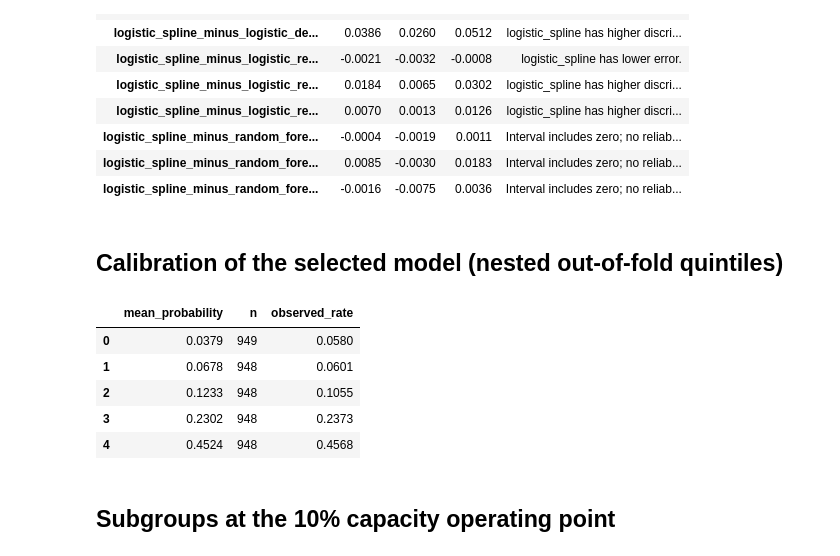
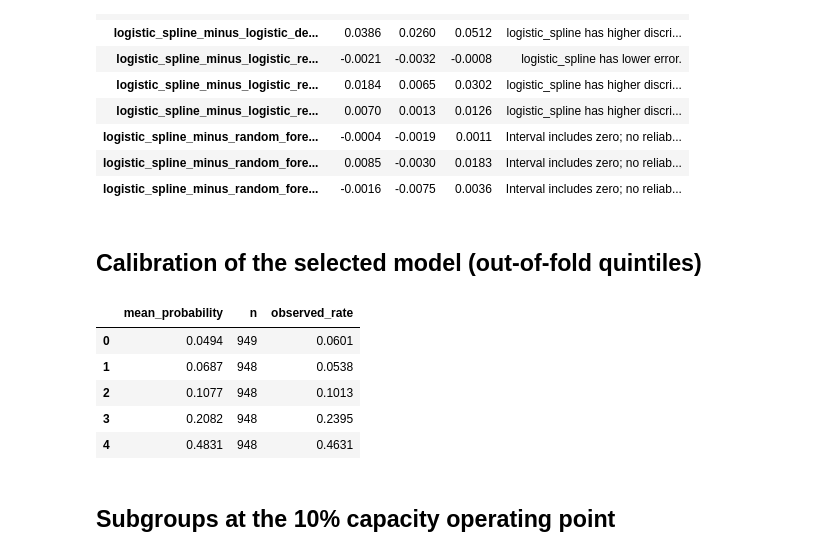
Before and after one commit to cperrone96/ckd-launch-intelligence, a Jupyter notebook: notebooks/02_patient_finding.ipynb, the cells around one changed output. Cells and saved outputs as stored; diff of their text form; code cells hidden in the pictures.

```diff
--- a/notebooks/02_patient_finding.ipynb
+++ b/notebooks/02_patient_finding.ipynb
@@ -135,16 +139,16 @@ pd.DataFrame(
 | logistic_spline_minus_random_fore... | 0.0085 | -0.0030 | 0.0183 | Interval includes zero; no reliab... |
 | logistic_spline_minus_random_fore... | -0.0016 | -0.0075 | 0.0036 | Interval includes zero; no reliab... |
 # %% [markdown]
-## Calibration of the selected model (nested out-of-fold quintiles)
+## Calibration of the selected model (out-of-fold quintiles)
 # %%
-pd.DataFrame(artifact["models"]["nested_selection"]["calibration_bins"])
+pd.DataFrame(artifact["models"][artifact["selected_model"]]["calibration_bins"])
 # %% [output]
 |  | mean_probability | n | observed_rate |
-| 0 | 0.0379 | 949 | 0.0580 |
-| 1 | 0.0678 | 948 | 0.0601 |
-| 2 | 0.1233 | 948 | 0.1055 |
-| 3 | 0.2302 | 948 | 0.2373 |
-| 4 | 0.4524 | 948 | 0.4568 |
+| 0 | 0.0494 | 949 | 0.0601 |
+| 1 | 0.0687 | 948 | 0.0538 |
+| 2 | 0.1077 | 948 | 0.1013 |
+| 3 | 0.2082 | 948 | 0.2395 |
+| 4 | 0.4831 | 948 | 0.4631 |
 # %% [markdown]
 ## Subgroups at the 10% capacity operating point
 # %%
```
Also changed, not shown: parts of 2 cells of this notebook.
